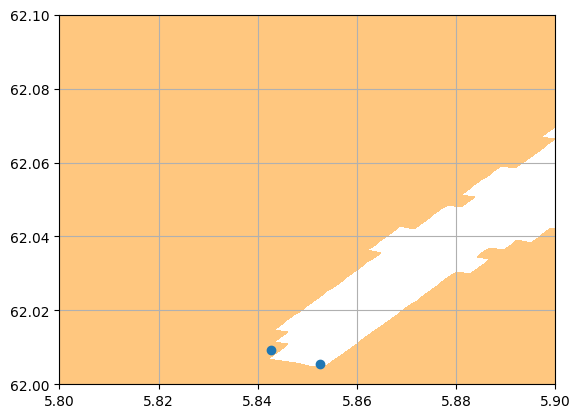
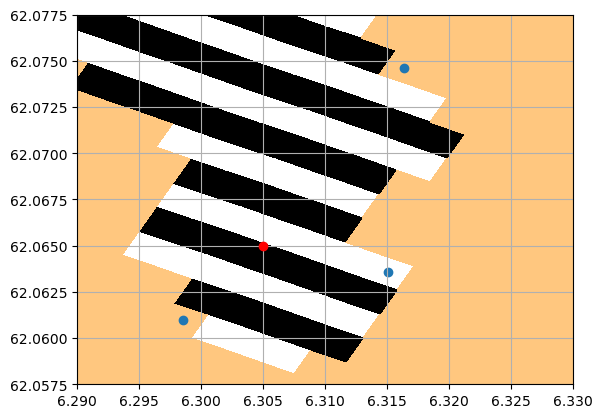
Unified diff of the notebook cell whose output changed from the first chart to the second:
--- before
+++ after
@@ -1,10 +1,12 @@
 
 riv = pd.read_csv('rivers_sulafjorden.txt', names=['lon', 'lat'])
-lon, lat = 6.122272968292236, 62.195274353027344
-lon, lat = 6.118, 62.195
+lon, lat = 6.0830864906311035, 62.058998107910156
+lon, lat = 6.305, 62.065
 plt.pcolormesh(nk160.lon_rho, nk160.lat_rho, mask, cmap='copper_r', shading='nearest')
 plt.scatter(riv['lon'], riv['lat'])
-plt.xlim(5.8,5.9)
-plt.ylim(62,62.1)
+plt.xlim(5.75,6.35)
+plt.ylim(62,62.3)
+plt.xlim(6.29, 6.33)
+plt.ylim(62.0575,62.0775)
 plt.grid()
 plt.scatter(lon, lat, color='r', zorder=10)

Commit: new additions